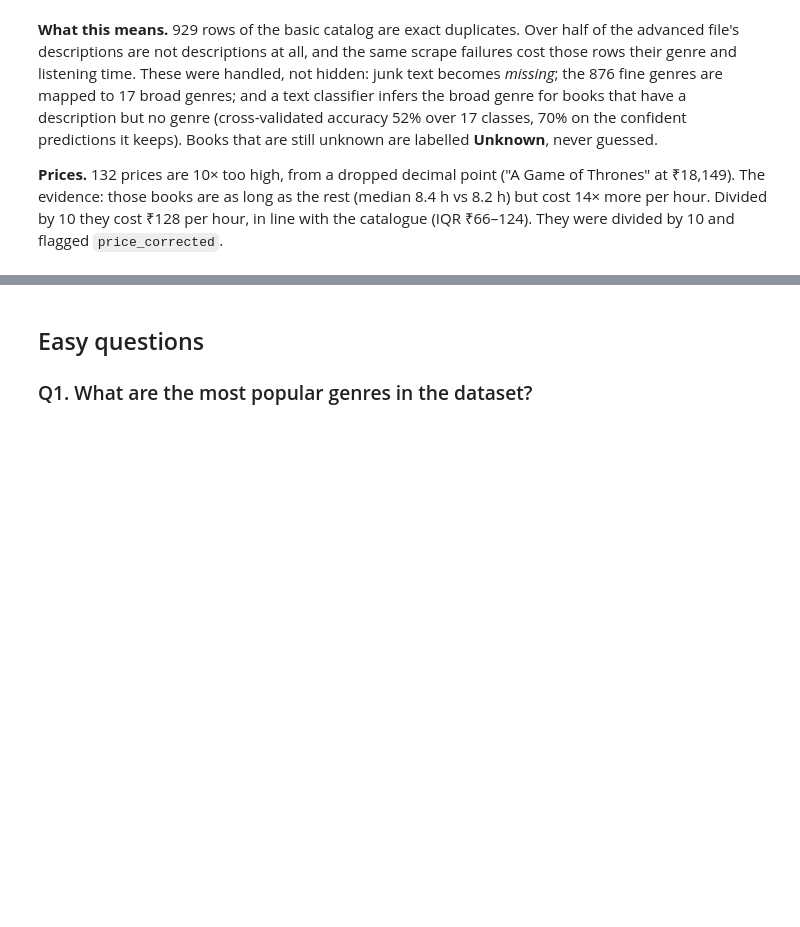
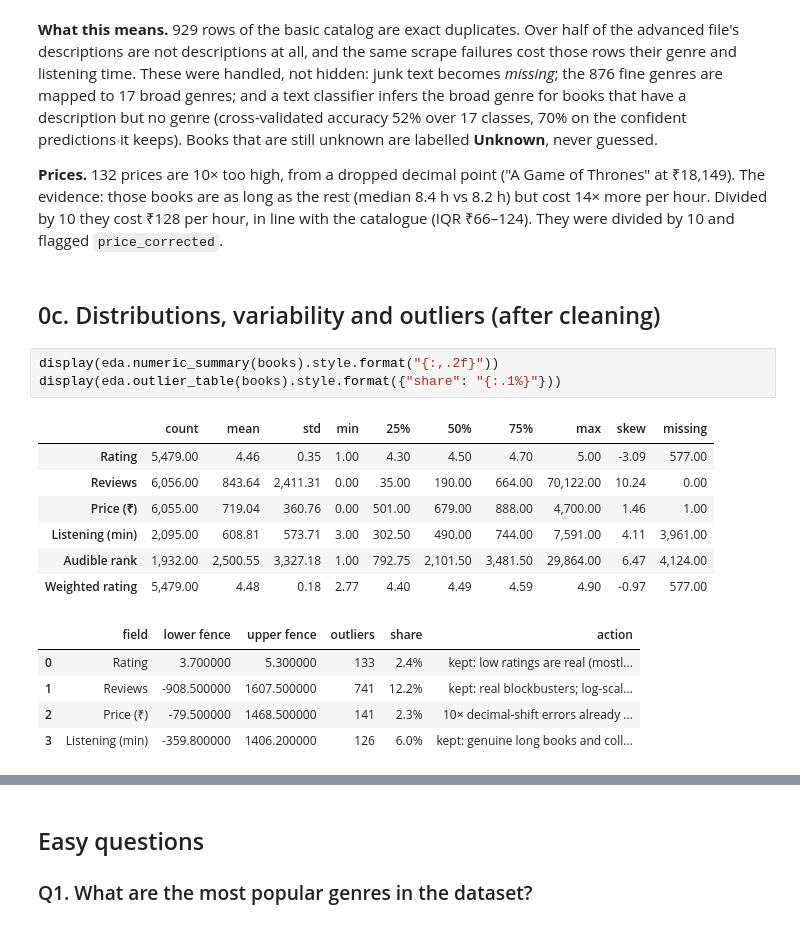
Before and after one commit to aryaman2213/Audible-Insights, a Jupyter notebook: notebooks/eda.ipynb, the cells around one changed output, grey strips where cells are left out. Drawn from its saved outputs; the diff is of its cells as text; blank space fills up the shorter version.

```diff
--- a/notebooks/eda.ipynb
+++ b/notebooks/eda.ipynb
@@ -77,3 +106,21 @@ never guessed.
 **Prices.** 132 prices are 10× too high, from a dropped decimal point ("A Game of Thrones" at ₹18,149). The evidence:
 those books are as long as the rest (median 8.4 h vs 8.2 h) but cost 14× more per hour. Divided by 10 they cost
 ₹128 per hour, in line with the catalogue (IQR ₹66–124). They were divided by 10 and flagged `price_corrected`.
+# %% [markdown]
+## 0c. Distributions, variability and outliers (after cleaning)
+# %%
+display(eda.numeric_summary(books).style.format("{:,.2f}"))
+display(eda.outlier_table(books).style.format({"share": "{:.1%}"}))
+# %% [output]
+|  | count | mean | std | min | 25% | 50% | 75% | max | skew | missing |
+| Rating | 5,479.00 | 4.46 | 0.35 | 1.00 | 4.30 | 4.50 | 4.70 | 5.00 | -3.09 | 577.00 |
+| Reviews | 6,056.00 | 843.64 | 2,411.31 | 0.00 | 35.00 | 190.00 | 664.00 | 70,122.00 | 10.24 | 0.00 |
+| Price (₹) | 6,055.00 | 719.04 | 360.76 | 0.00 | 501.00 | 679.00 | 888.00 | 4,700.00 | 1.46 | 1.00 |
+| Listening (min) | 2,095.00 | 608.81 | 573.71 | 3.00 | 302.50 | 490.00 | 744.00 | 7,591.00 | 4.11 | 3,961.00 |
+| Audible rank | 1,932.00 | 2,500.55 | 3,327.18 | 1.00 | 792.75 | 2,101.50 | 3,481.50 | 29,864.00 | 6.47 | 4,124.00 |
+| Weighted rating | 5,479.00 | 4.48 | 0.18 | 2.77 | 4.40 | 4.49 | 4.59 | 4.90 | -0.97 | 577.00 |
+|  | field | lower fence | upper fence | outliers | share | action |
+| 0 | Rating | 3.700000 | 5.300000 | 133 | 2.4% | kept: low ratings are real (mostl... |
+| 1 | Reviews | -908.500000 | 1607.500000 | 741 | 12.2% | kept: real blockbusters; log-scal... |
+| 2 | Price (₹) | -79.500000 | 1468.500000 | 141 | 2.3% | 10× decimal-shift errors already ... |
+| 3 | Listening (min) | -359.800000 | 1406.200000 | 126 | 6.0% | kept: genuine long books and coll... |
```
Also changed, not shown: parts of 18 cells of this notebook, 19 other files.
